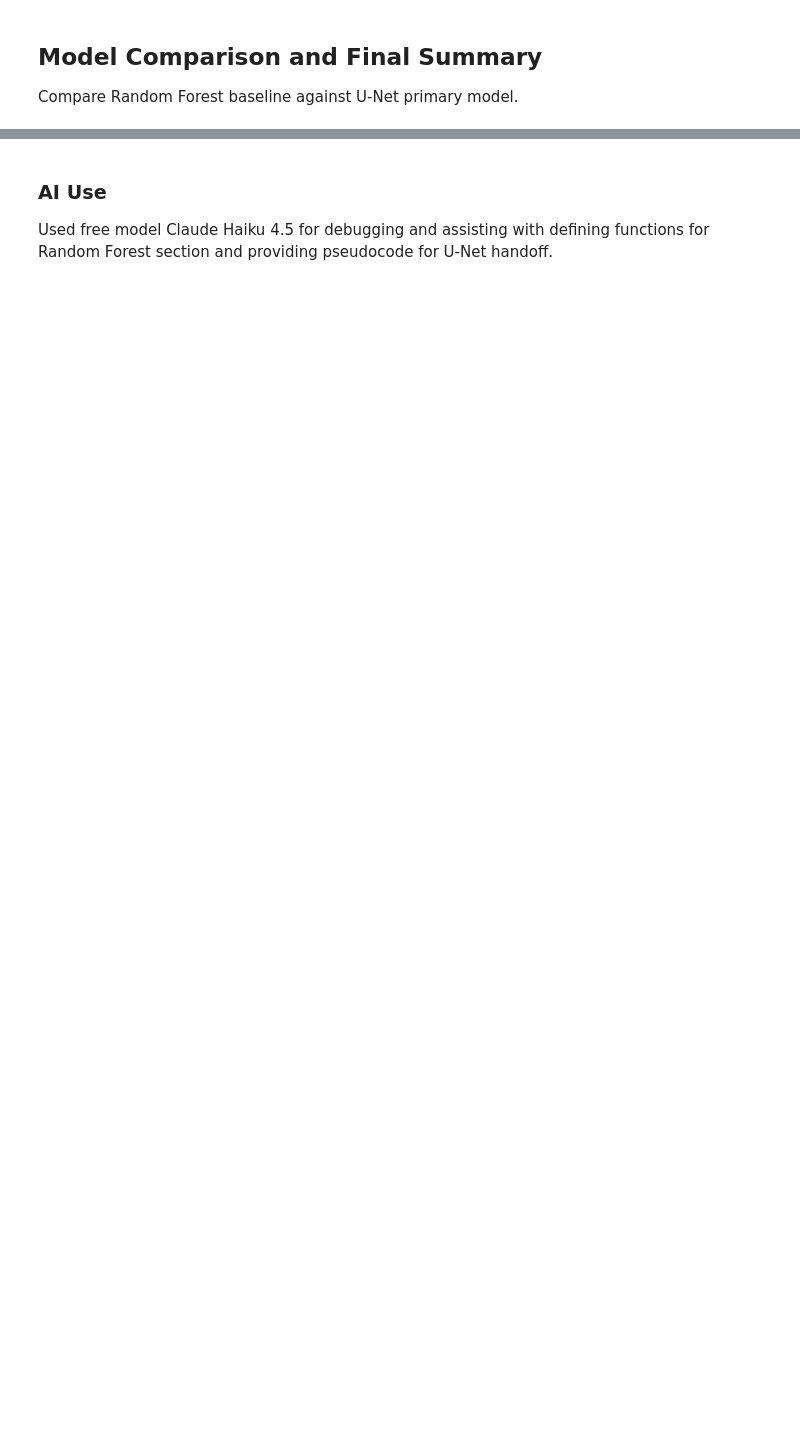
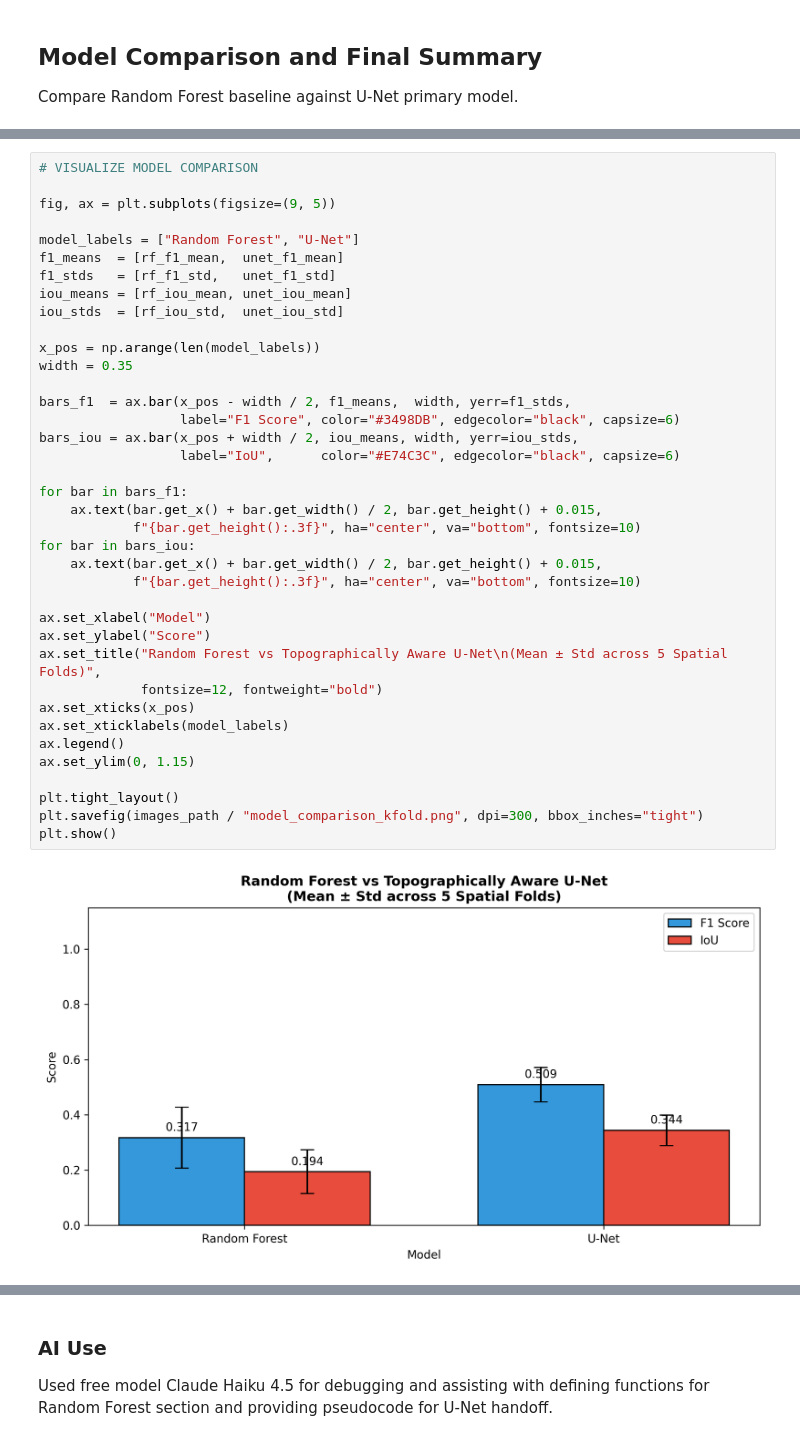
Before and after one commit to tess-vu/vision-EO, a Jupyter notebook: final/02_modeling_approach.ipynb, the cells around one changed output, grey strips where cells are left out. Drawn from its saved outputs; the diff is of its cells as text; blank space fills up the shorter version.

```diff
--- a/final/02_modeling_approach.ipynb
+++ b/final/02_modeling_approach.ipynb
@@ -966,0 +1096,40 @@ pass # Replace.
+# %%
+# VISUALIZE MODEL COMPARISON
+
+fig, ax = plt.subplots(figsize=(9, 5))
+
+model_labels = ["Random Forest", "U-Net"]
+f1_means  = [rf_f1_mean,  unet_f1_mean]
+f1_stds   = [rf_f1_std,   unet_f1_std]
+iou_means = [rf_iou_mean, unet_iou_mean]
+iou_stds  = [rf_iou_std,  unet_iou_std]
+
+x_pos = np.arange(len(model_labels))
+width = 0.35
+
+bars_f1  = ax.bar(x_pos - width / 2, f1_means,  width, yerr=f1_stds,
+                  label="F1 Score", color="#3498DB", edgecolor="black", capsize=6)
+bars_iou = ax.bar(x_pos + width / 2, iou_means, width, yerr=iou_stds,
+                  label="IoU",      color="#E74C3C", edgecolor="black", capsize=6)
+
+for bar in bars_f1:
+    ax.text(bar.get_x() + bar.get_width() / 2, bar.get_height() + 0.015,
+            f"{bar.get_height():.3f}", ha="center", va="bottom", fontsize=10)
+for bar in bars_iou:
+    ax.text(bar.get_x() + bar.get_width() / 2, bar.get_height() + 0.015,
+            f"{bar.get_height():.3f}", ha="center", va="bottom", fontsize=10)
+
+ax.set_xlabel("Model")
+ax.set_ylabel("Score")
+ax.set_title("Random Forest vs Topographically Aware U-Net\n(Mean ± Std across 5 Spatial Folds)",
+             fontsize=12, fontweight="bold")
+ax.set_xticks(x_pos)
+ax.set_xticklabels(model_labels)
+ax.legend()
+ax.set_ylim(0, 1.15)
+
+plt.tight_layout()
+plt.savefig(images_path / "model_comparison_kfold.png", dpi=300, bbox_inches="tight")
+plt.show()
+# %% [output]
+[figure, added]
```
Also changed, not shown: parts of 25 cells of this notebook, 8 other files.
